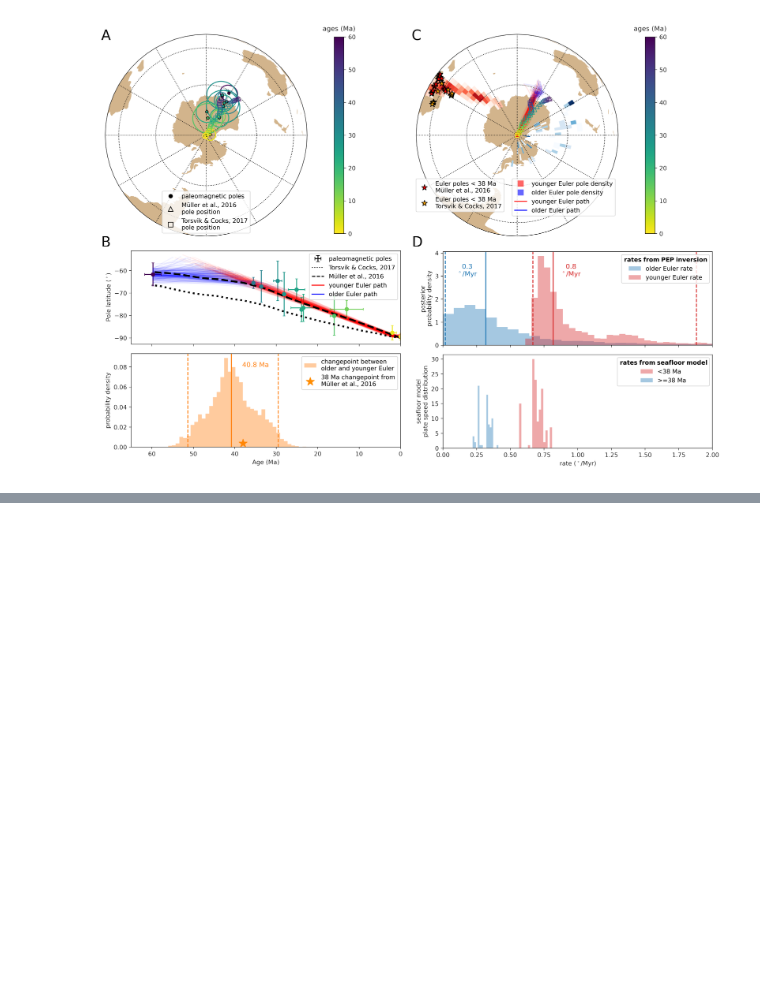
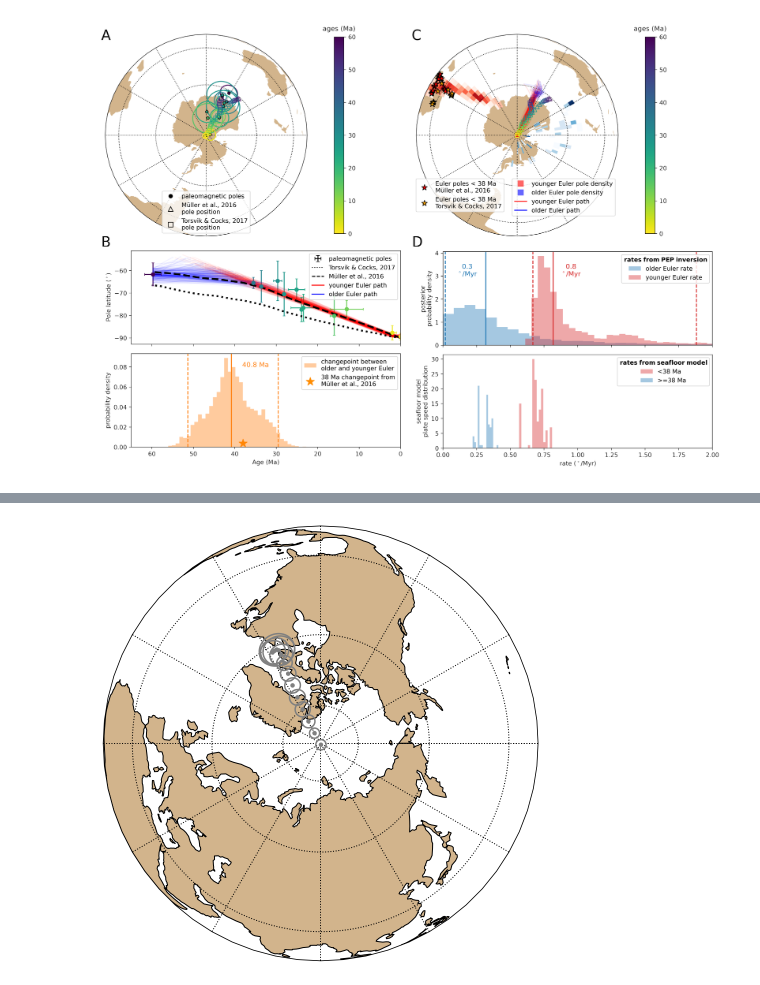
Before and after one commit to Swanson-Hysell-Group/Bayesian_PEP_inversion, a Jupyter notebook: PEP_Australia.ipynb, the cells around one changed output, grey strips where cells are left out. Saved outputs shown, nothing was run; the diff lists cells and outputs as text; code cells hidden in the pictures; blank space fills up the shorter version.

```diff
--- a/PEP_Australia.ipynb
+++ b/PEP_Australia.ipynb
@@ -619,0 +640,15 @@ plt.show()
+# %%
+m = ipmag.make_orthographic_map(90,90)
+inverted_plon = []
+inverted_plat = []
+inverted_theta = []
+
+for i in two_euler_arbitrary_pole_positions:
+    this_mean_pole = ipmag.fisher_mean(i.T[0], i.T[1])
+    this_theta = ipmag.fisher_angular_deviation(i.T[0], i.T[1])
+    ipmag.plot_pole(m, this_mean_pole['dec'], this_mean_pole['inc'], this_theta, color='gray', edgecolor='none')
+    inverted_plon.append((this_mean_pole['dec']+180)%360)
+    inverted_plat.append(-this_mean_pole['inc'])
+    inverted_theta.append(this_theta)
+# %% [output]
+[figure, added]
```
Also changed, not shown: parts of 8 cells of this notebook, 1 other file.
